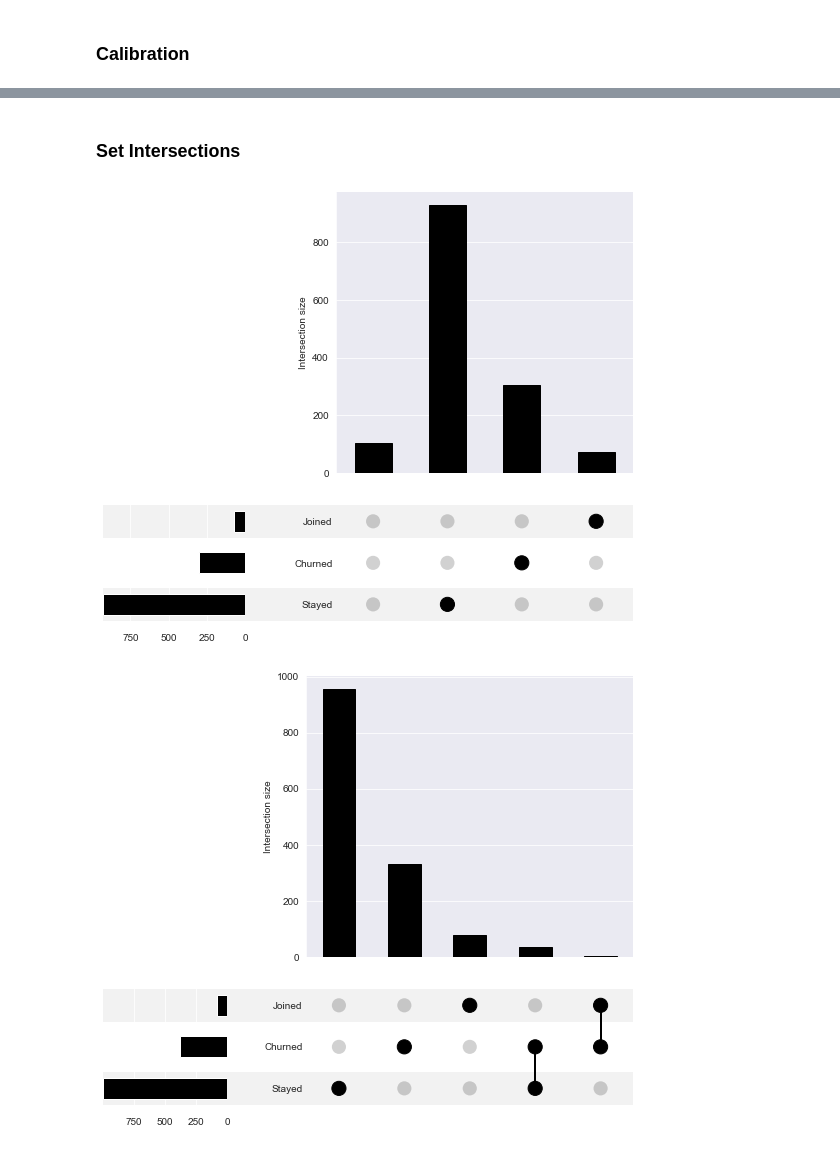
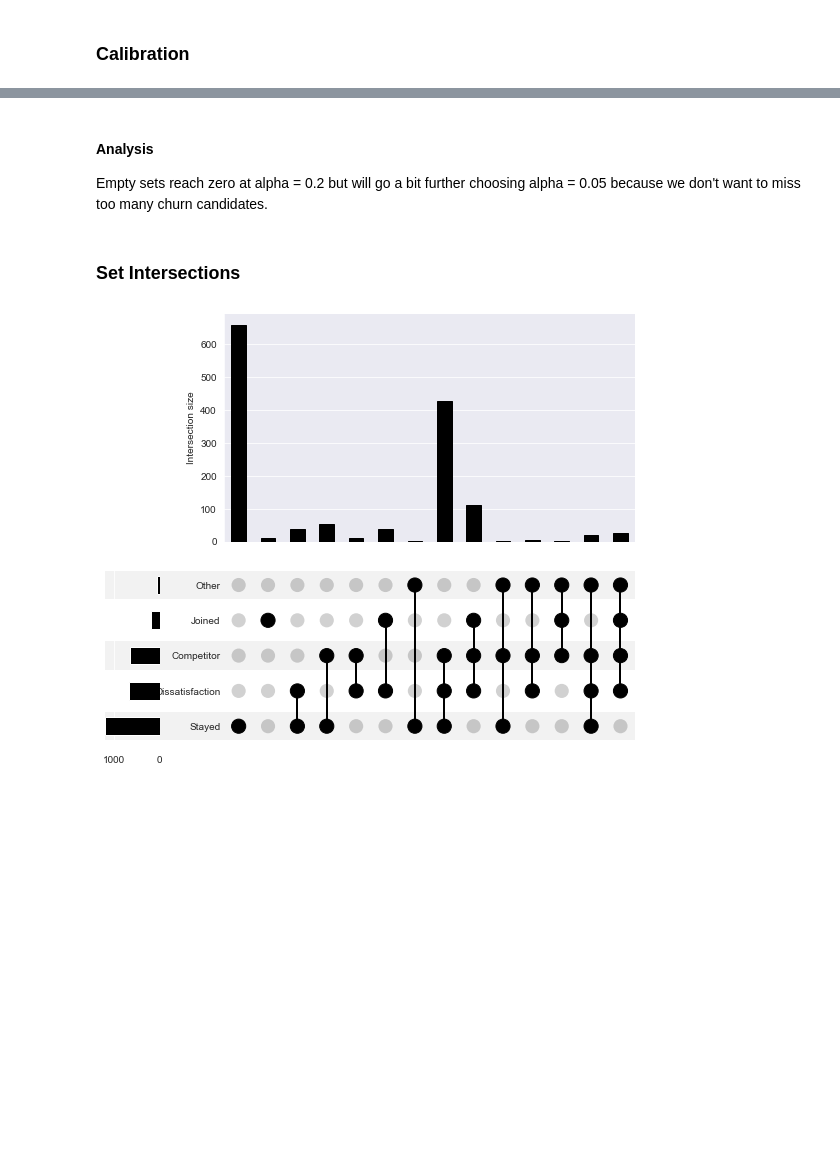
Before and after one commit to BreytMN/models-and-simulations, a Jupyter notebook: notebooks/machine_learning/classification/maven_churn_challenge/maven_churn_challenge.ipynb, the cells around one changed output, grey strips where cells are left out. Saved outputs shown, nothing was run; the diff lists cells and outputs as text; code cells hidden in the pictures; blank space fills up the shorter version.

Commit message:
Update Maven Churn Challenge

```diff
--- a/notebooks/machine_learning/classification/maven_churn_challenge/maven_churn_challenge.ipynb
+++ b/notebooks/machine_learning/classification/maven_churn_challenge/maven_churn_challenge.ipynb
@@ -314,5 +385,10 @@ y, y_encoder = encoding_labels(y)
+# %%
+# Data Split
+X = pd.concat([df_int, df_float, df_object.astype('category')], axis=1)
+y = df_churn['Churn Category'].combine_first(df_churn['Customer Status']).replace(['Price', 'Attitude'], 'Dissatisfaction')
+y, y_encoder = encoding_labels(y)
 # %%
-feat_df = boruta(X, y, 100)
+feat_df = boruta(X, y, 20)
 feat_df
 # %% [output]
 [LightGBM] [Warning] bagging_fraction is set=0.1, subsample=1.0 will be ignored. Current value: bagging_fraction=0.1
@@ -338,7 +414,7 @@ feat_df
 # %%
 # Data Split
-X = pd.concat([df_int, df_float, df_object.fillna('null').astype('category')], axis=1)[feat_df[feat_df['Cumulated Probability'] > 0].index]
-y = df_churn['Customer Status']
+X = pd.concat([df_int, df_float, df_object.astype('category')], axis=1)[feat_df[feat_df['Cumulated Probability'] > 0.99].index]
+y = df_churn['Churn Category'].combine_first(df_churn['Customer Status']).replace(['Price', 'Attitude'], 'Dissatisfaction')
 y, y_encoder = encoding_labels(y)
 
 X_train, X_calib, X_test, y_train, y_calib, y_test = train_calib_test_split(X, y)
@@ -411,8 +501,11 @@ other sets: 488
+# %% [markdown]
+#### Analysis
+
+Empty sets reach zero at alpha = 0.2 but will go a bit further choosing alpha = 0.05 because we don't want to miss too many churn candidates.
 # %% [markdown]
 ### Set Intersections
 # %%
-_, y_pred_conformal = conformal_lgb.predict(X_test, alpha=[0.2, 0.15, 0.1, 0.05])
-plot_intersections(y_pred_conformal, y_encoder.inverse_transform(lgb.classes_), [0.25, 0.15, 0.1, 0.05])
+_, y_pred_conformal = conformal_lgb.predict(X_test, alpha=[0.05])
+plot_intersections(y_pred_conformal, y_encoder.inverse_transform(lgb.classes_), [0.05])
 # %% [output]
-[figure, old version]
+[figure, new version]
-[figure, removed]
```
Also changed, not shown: parts of 42 cells of this notebook, 7 other files.
